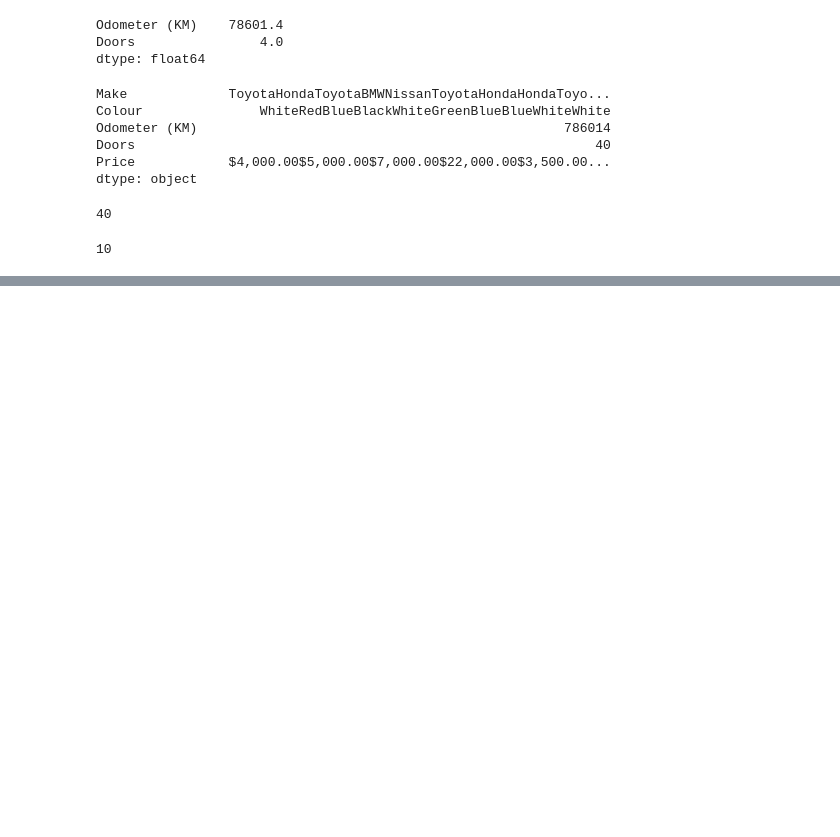
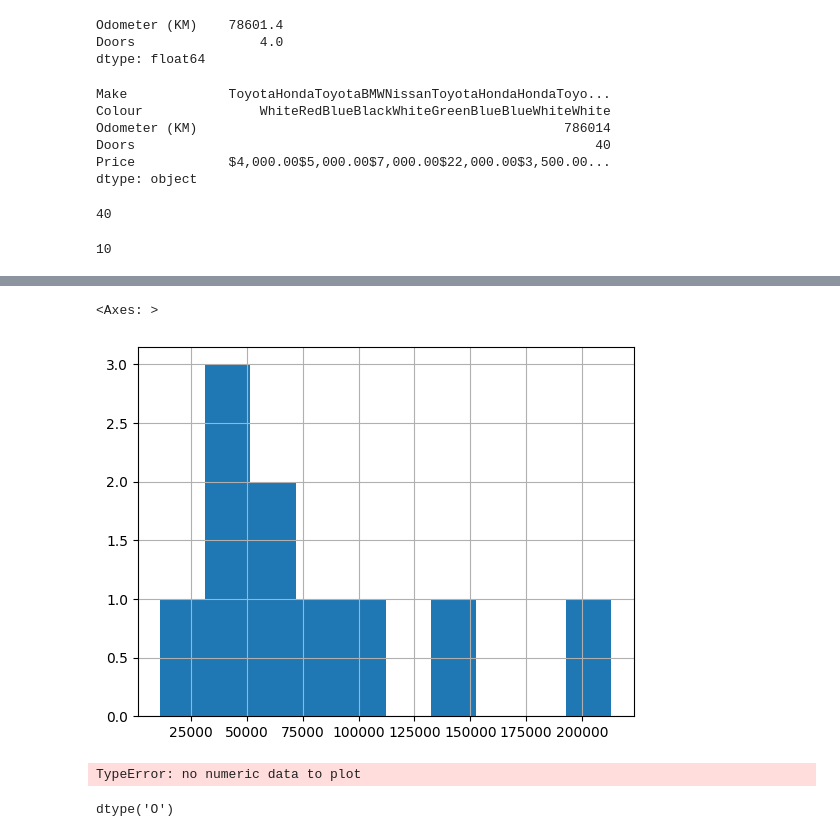
Before and after one commit to gnigam87/ML, a Jupyter notebook: NumpyPandasMatplotlib/PandasPractice.ipynb, the cells around one changed output, grey strips where cells are left out. Saved outputs shown, nothing was run; the diff lists cells and outputs as text; code cells hidden in the pictures; blank space fills up the shorter version.

Commit message:
Added pandas data loading and selection

```diff
--- a/NumpyPandasMatplotlib/PandasPractice.ipynb
+++ b/NumpyPandasMatplotlib/PandasPractice.ipynb
@@ -140,0 +365,14 @@ len(car_sales)
+# %%
+# Based on histogram, you can tell that last two values are outliers
+car_sales["Odometer (KM)"].hist()
+# %% [output]
+<Axes: >
+[figure, added]
+# %%
+car_sales["Price"].plot() # Error occurs since Price is not a numerical column
+# %% [output]
+TypeError: no numeric data to plot
+# %%
+car_sales['Price'].dtype
+# %% [output]
+dtype('O')
```
Also changed, not shown: parts of 32 cells of this notebook.
